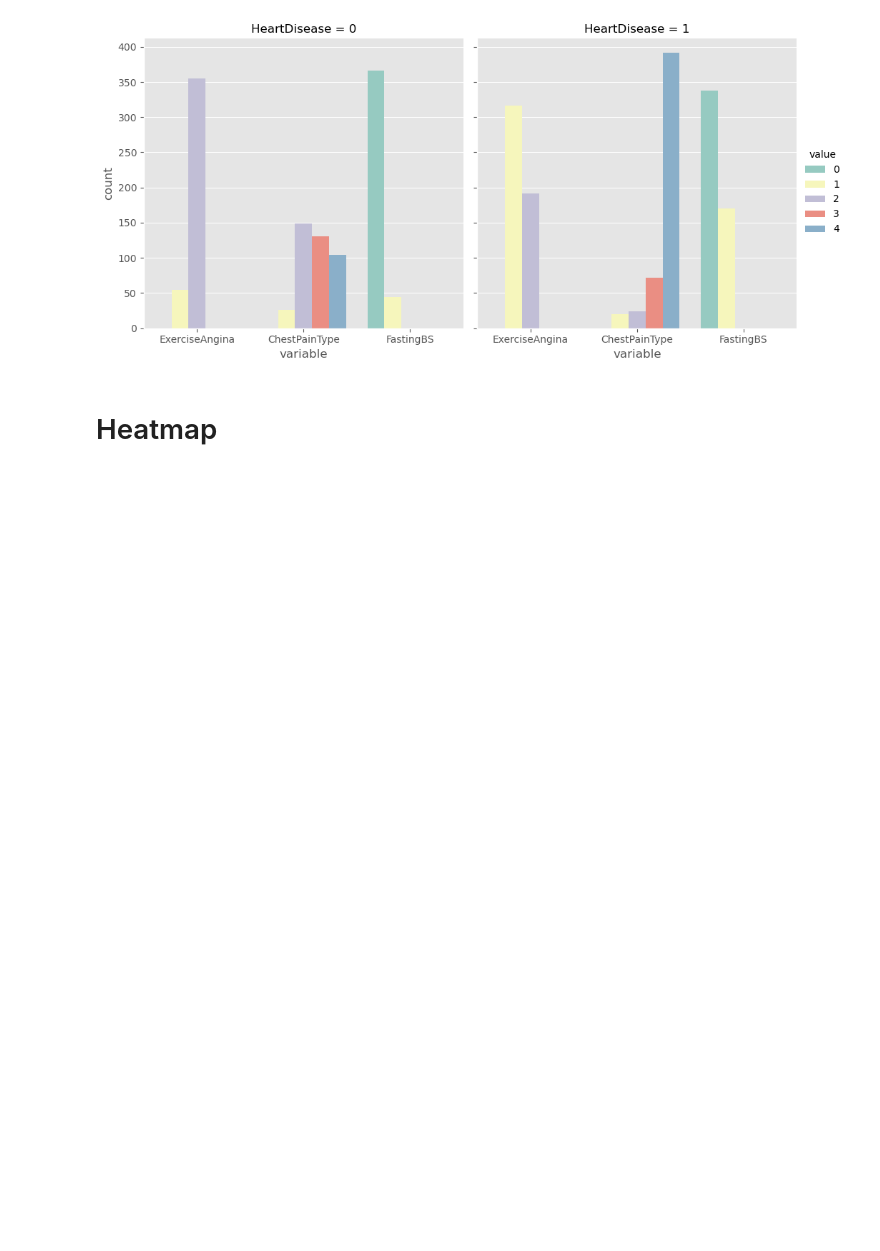
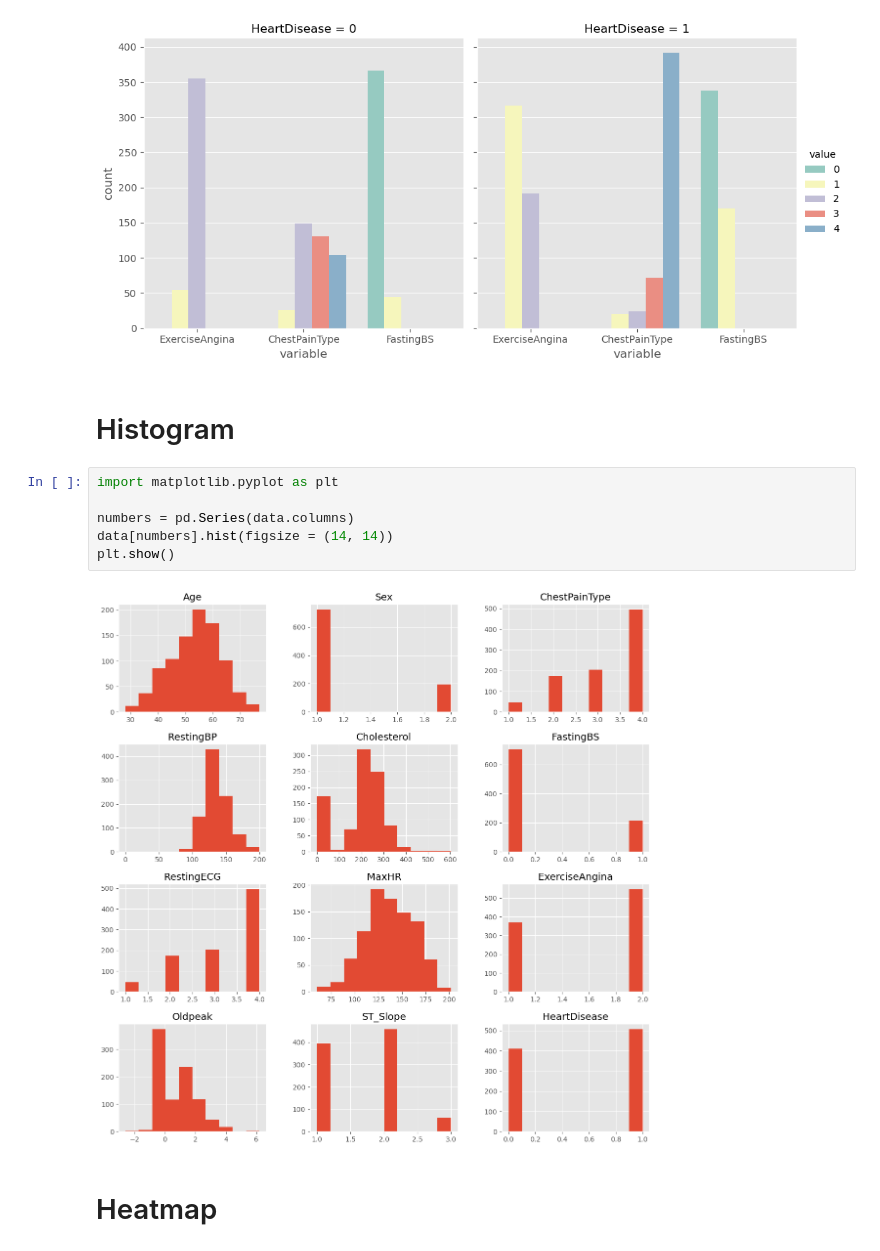
Before and after one commit to HongxuTeoh/AI_Assignment, a Jupyter notebook: wong.ipynb, the cells around one changed output. Saved outputs shown, nothing was run; the diff lists cells and outputs as text; blank space fills up the shorter version.

```diff
--- a/wong.ipynb
+++ b/wong.ipynb
@@ -290,6 +290,16 @@ sns.catplot(x="variable", hue="value", col="HeartDisease",data=data_norminal_lab
 plt.show()
 # %% [output]
 [figure]
+# %% [markdown]
+# Histogram
+# %%
+import matplotlib.pyplot as plt
+
+numbers = pd.Series(data.columns)
+data[numbers].hist(figsize = (14, 14))
+plt.show()
+# %% [output]
+[figure, added]
 # %% [markdown]
 # Heatmap
 # %%
```
